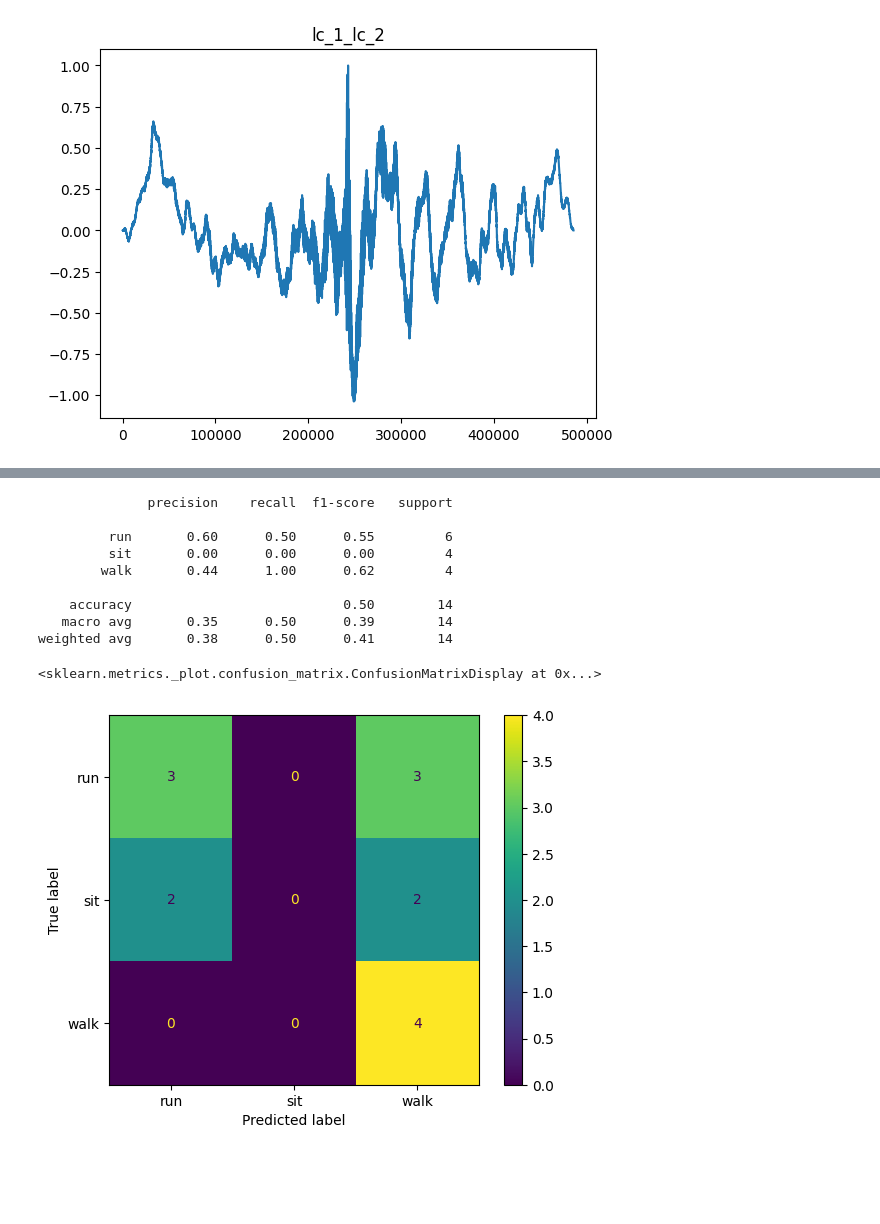
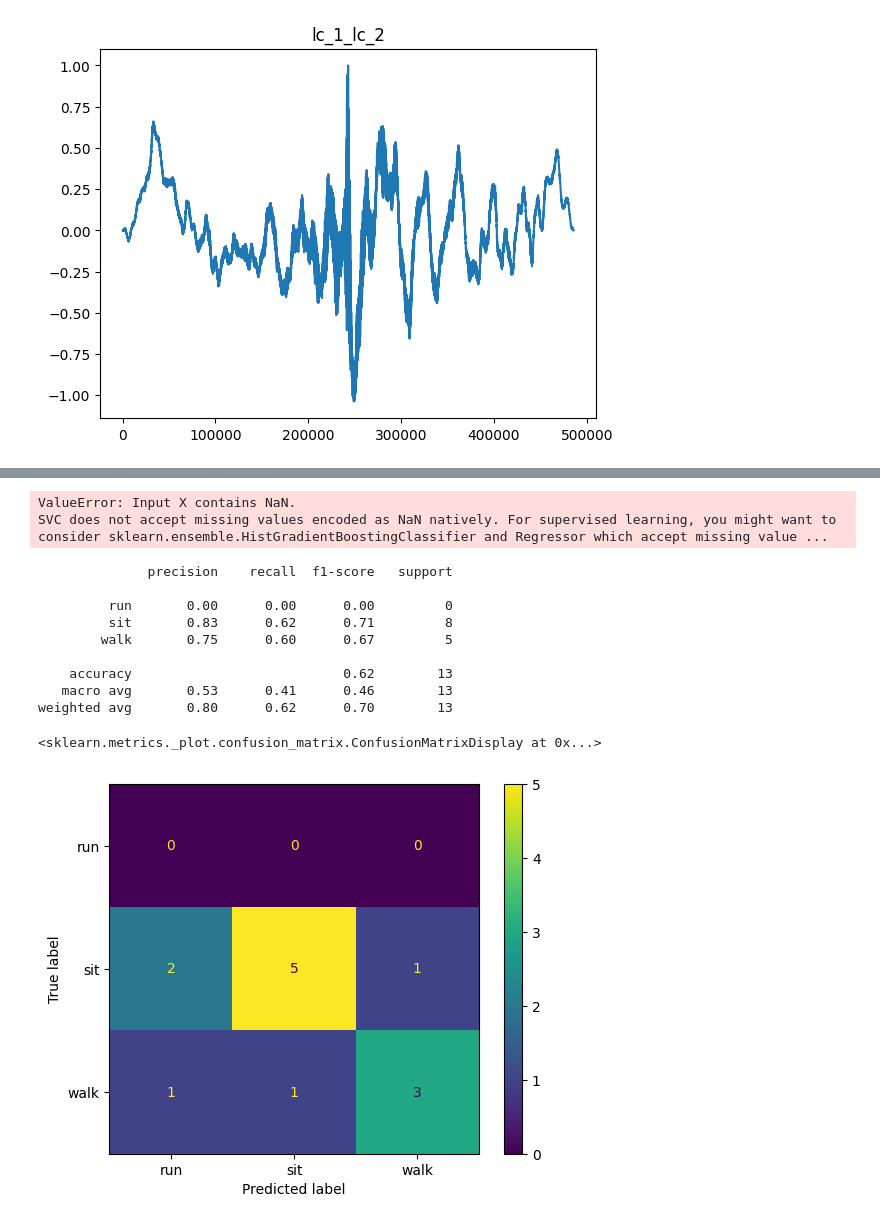
Before and after one commit to andresosorios23/digital_signal_processing, a Jupyter notebook: task_2/task.ipynb, the cells around one changed output, grey strips where cells are left out. Saved outputs shown, nothing was run; the diff lists cells and outputs as text; code cells hidden in the pictures; blank space fills up the shorter version.

```diff
--- a/task_2/task.ipynb
+++ b/task_2/task.ipynb
@@ -155,6 +264,6 @@ data = pd.DataFrame(data)
 # %%
 y = data["activity"]
-X = data.drop(columns=["activity"])
+X = data.drop(columns=["activity", "subject"])
 
 X_train, X_test, y_train, y_test = train_test_split(X, y, test_size=0.2)
 
@@ -167,14 +276,25 @@ cm = confusion_matrix(y_test, y_pred)
 disp = ConfusionMatrixDisplay(confusion_matrix=cm, display_labels=svc.classes_)
 disp.plot()
 # %% [output]
-              precision    recall  f1-score   support
-
-         run       0.60      0.50      0.55         6
-         sit       0.00      0.00      0.00         4
-        walk       0.44      1.00      0.62         4
-
-    accuracy                           0.50        14
-   macro avg       0.35      0.50      0.39        14
-weighted avg       0.38      0.50      0.41        14
+ValueError: Input X contains NaN.
+SVC does not accept missing values encoded as NaN natively. For supervised learning, you might want to consider sklearn.ensemble.HistGradientBoostingClassifier and Regressor which accept missing value ...
-<sklearn.metrics._plot.confusion_matrix.ConfusionMatrixDisplay at 0x...>
-[figure, removed]
+# %%
+tree = DecisionTreeClassifier()
+tree.fit(X_train, y_train)
+y_pred = tree.predict(X_test)
+print(classification_report(y_test, y_pred))
+cm = confusion_matrix(y_test, y_pred)
+disp = ConfusionMatrixDisplay(confusion_matrix=cm, display_labels=tree.classes_)
+disp.plot()
+# %% [output]
+              precision    recall  f1-score   support
+
+         run       0.00      0.00      0.00         0
+         sit       0.83      0.62      0.71         8
+        walk       0.75      0.60      0.67         5
+
+    accuracy                           0.62        13
+   macro avg       0.53      0.41      0.46        13
+weighted avg       0.80      0.62      0.70        13
+<sklearn.metrics._plot.confusion_matrix.ConfusionMatrixDisplay at 0x...>
+[figure, added]
```
Also changed, not shown: parts of 10 cells of this notebook.
